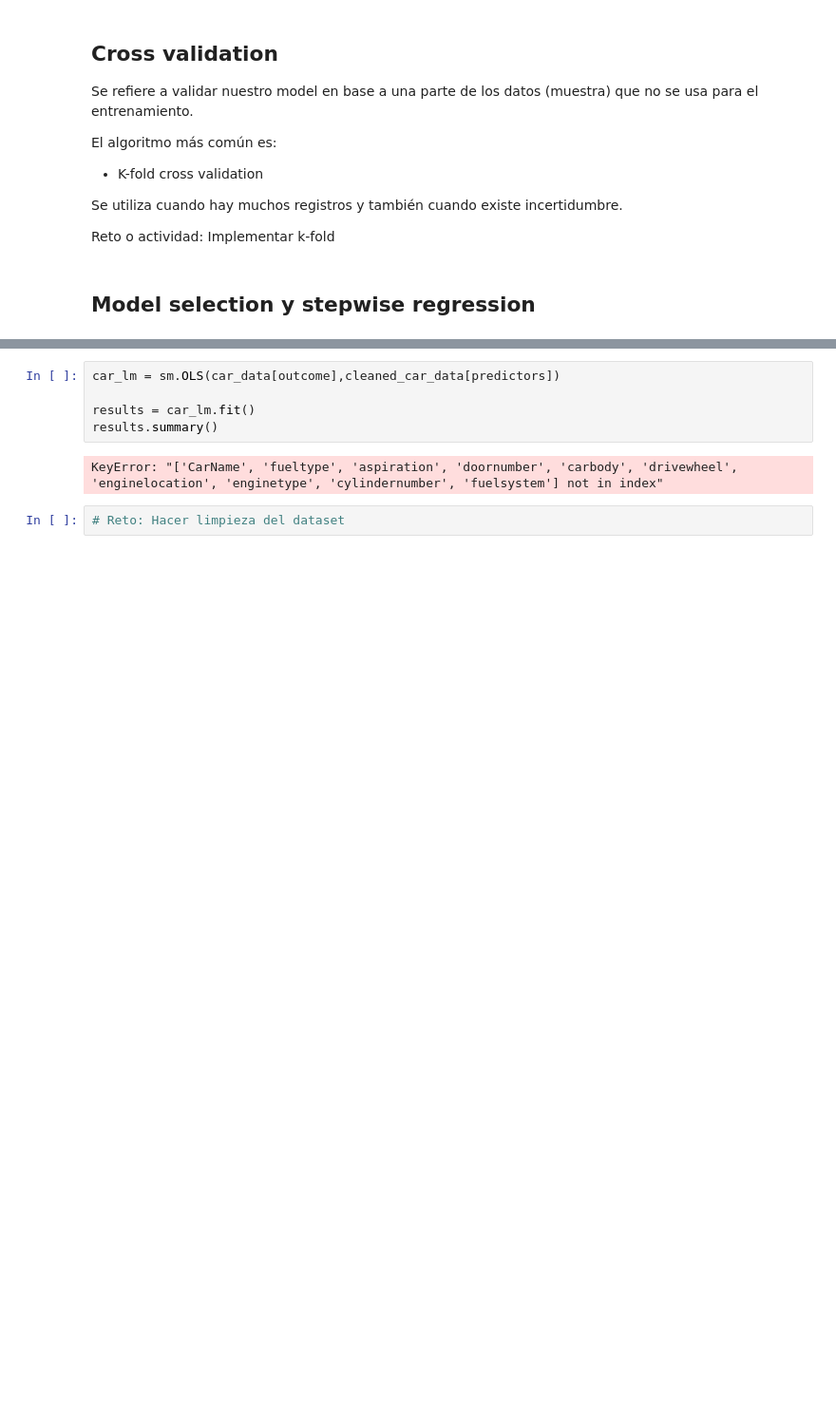
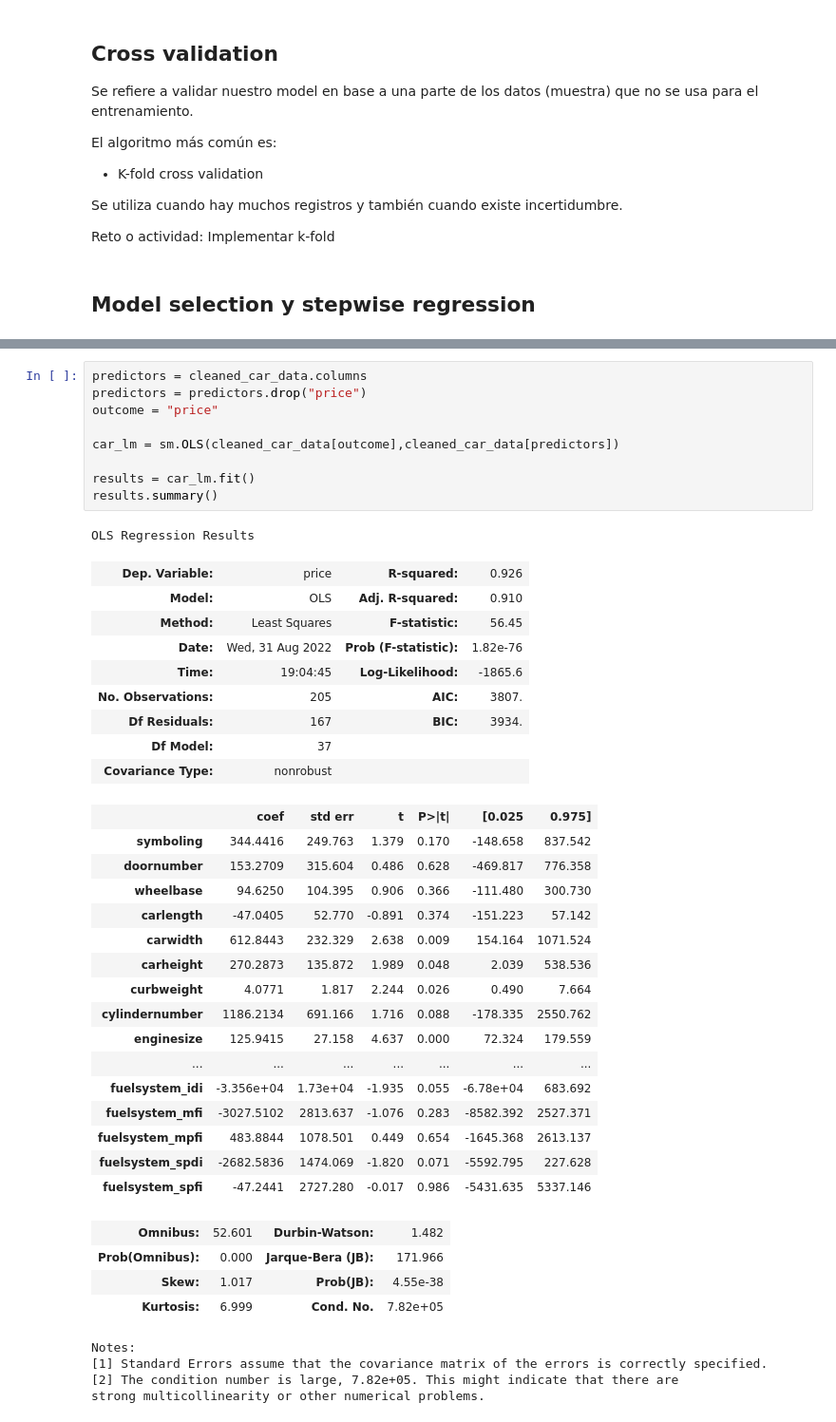
Before and after one commit to tzuzulcode/ai_fundamentals_agosto_2022, a Jupyter notebook: ModelSelection.ipynb, the cells around one changed output, grey strips where cells are left out. Shown at 95% size. Drawn from its saved outputs; the diff is of its cells as text; blank space fills up the shorter version.

```diff
--- a/ModelSelection.ipynb
+++ b/ModelSelection.ipynb
@@ -124,9 +166,44 @@ Index(['car_ID', 'symboling', 'wheelbase', 'carlength', 'carwidth',
 # %%
-car_lm = sm.OLS(car_data[outcome],cleaned_car_data[predictors])
+predictors = cleaned_car_data.columns
+predictors = predictors.drop("price")
+outcome = "price"
+
+car_lm = sm.OLS(cleaned_car_data[outcome],cleaned_car_data[predictors])
 
 results = car_lm.fit()
 results.summary()
 # %% [output]
-KeyError: "['CarName', 'fueltype', 'aspiration', 'doornumber', 'carbody', 'drivewheel', 'enginelocation', 'enginetype', 'cylindernumber', 'fuelsystem'] not in index"
+OLS Regression Results
+| Dep. Variable: | price | R-squared: | 0.926 |
+| Model: | OLS | Adj. R-squared: | 0.910 |
+| Method: | Least Squares | F-statistic: | 56.45 |
+| Date: | Wed, 31 Aug 2022 | Prob (F-statistic): | 1.82e-76 |
+| Time: | 19:04:45 | Log-Likelihood: | -1865.6 |
+| No. Observations: | 205 | AIC: | 3807. |
+| Df Residuals: | 167 | BIC: | 3934. |
+| Df Model: | 37 |  |  |
+| Covariance Type: | nonrobust |  |  |
+|  | coef | std err | t | P>|t| | [0.025 | 0.975] |
+| symboling | 344.4416 | 249.763 | 1.379 | 0.170 | -148.658 | 837.542 |
+| doornumber | 153.2709 | 315.604 | 0.486 | 0.628 | -469.817 | 776.358 |
+| wheelbase | 94.6250 | 104.395 | 0.906 | 0.366 | -111.480 | 300.730 |
+| carlength | -47.0405 | 52.770 | -0.891 | 0.374 | -151.223 | 57.142 |
+| carwidth | 612.8443 | 232.329 | 2.638 | 0.009 | 154.164 | 1071.524 |
+| carheight | 270.2873 | 135.872 | 1.989 | 0.048 | 2.039 | 538.536 |
+| curbweight | 4.0771 | 1.817 | 2.244 | 0.026 | 0.490 | 7.664 |
+| cylindernumber | 1186.2134 | 691.166 | 1.716 | 0.088 | -178.335 | 2550.762 |
+| enginesize | 125.9415 | 27.158 | 4.637 | 0.000 | 72.324 | 179.559 |
+| ... | ... | ... | ... | ... | ... | ... |
+| fuelsystem_idi | -3.356e+04 | 1.73e+04 | -1.935 | 0.055 | -6.78e+04 | 683.692 |
+| fuelsystem_mfi | -3027.5102 | 2813.637 | -1.076 | 0.283 | -8582.392 | 2527.371 |
+| fuelsystem_mpfi | 483.8844 | 1078.501 | 0.449 | 0.654 | -1645.368 | 2613.137 |
+| fuelsystem_spdi | -2682.5836 | 1474.069 | -1.820 | 0.071 | -5592.795 | 227.628 |
+| fuelsystem_spfi | -47.2441 | 2727.280 | -0.017 | 0.986 | -5431.635 | 5337.146 |
+| Omnibus: | 52.601 | Durbin-Watson: | 1.482 |
+| Prob(Omnibus): | 0.000 | Jarque-Bera (JB): | 171.966 |
+| Skew: | 1.017 | Prob(JB): | 4.55e-38 |
+| Kurtosis: | 6.999 | Cond. No. | 7.82e+05 |
+Notes:
+[1] Standard Errors assume that the covariance matrix of the errors is correctly specified.
+[2] The condition number is large, 7.82e+05. This might indicate that there are
+strong multicollinearity or other numerical problems.
-# %%
-# Reto: Hacer limpieza del dataset
```
Also changed, not shown: parts of 9 cells of this notebook.
